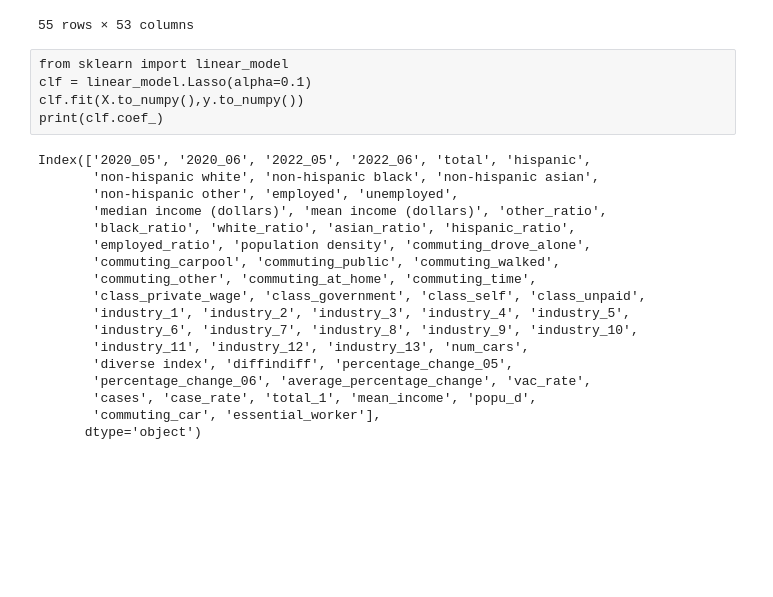
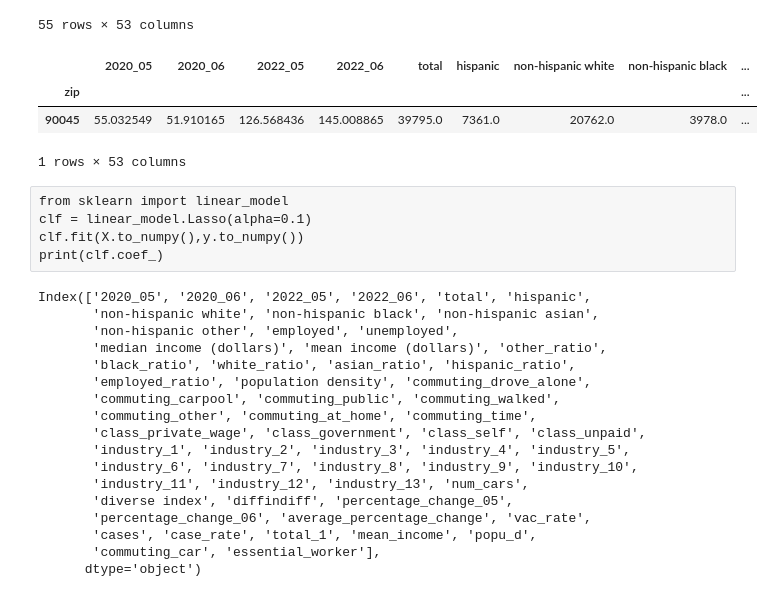
Before and after one commit to suyanpengzhang/Traffic-Analysis, a Jupyter notebook: Regression Sensors -- Zip Code Level.ipynb, the cells around one changed output. Drawn from its saved outputs; the diff is of its cells as text; code cells hidden in the pictures; blank space fills up the shorter version.

```diff
--- a/Regression Sensors -- Zip Code Level.ipynb
+++ b/Regression Sensors -- Zip Code Level.ipynb
@@ -153,6 +150,13 @@ flow
 | 91801 | 59.786000 | 53.040017 | 76.744954 | 117.464268 | 54161.0 | 17607.0 | 5086.0 | 1422.0 | ... |
 | 91803 | 224.052926 | 203.357514 | 279.225913 | 436.636540 | 30093.0 | 11849.0 | 2385.0 | 445.0 | ... |
 55 rows × 53 columns
+# %%
+flow[flow['vac_rate']>=0.99]
+# %% [output]
+|  | 2020_05 | 2020_06 | 2022_05 | 2022_06 | total | hispanic | non-hispanic white | non-hispanic black | ... |
+| zip |  |  |  |  |  |  |  |  | ... |
+| 90045 | 55.032549 | 51.910165 | 126.568436 | 145.008865 | 39795.0 | 7361.0 | 20762.0 | 3978.0 | ... |
+1 rows × 53 columns
 # %% [raw]
 from sklearn import linear_model
 clf = linear_model.Lasso(alpha=0.1)
```
Also changed, not shown: parts of 12 cells of this notebook, 3 other files.
